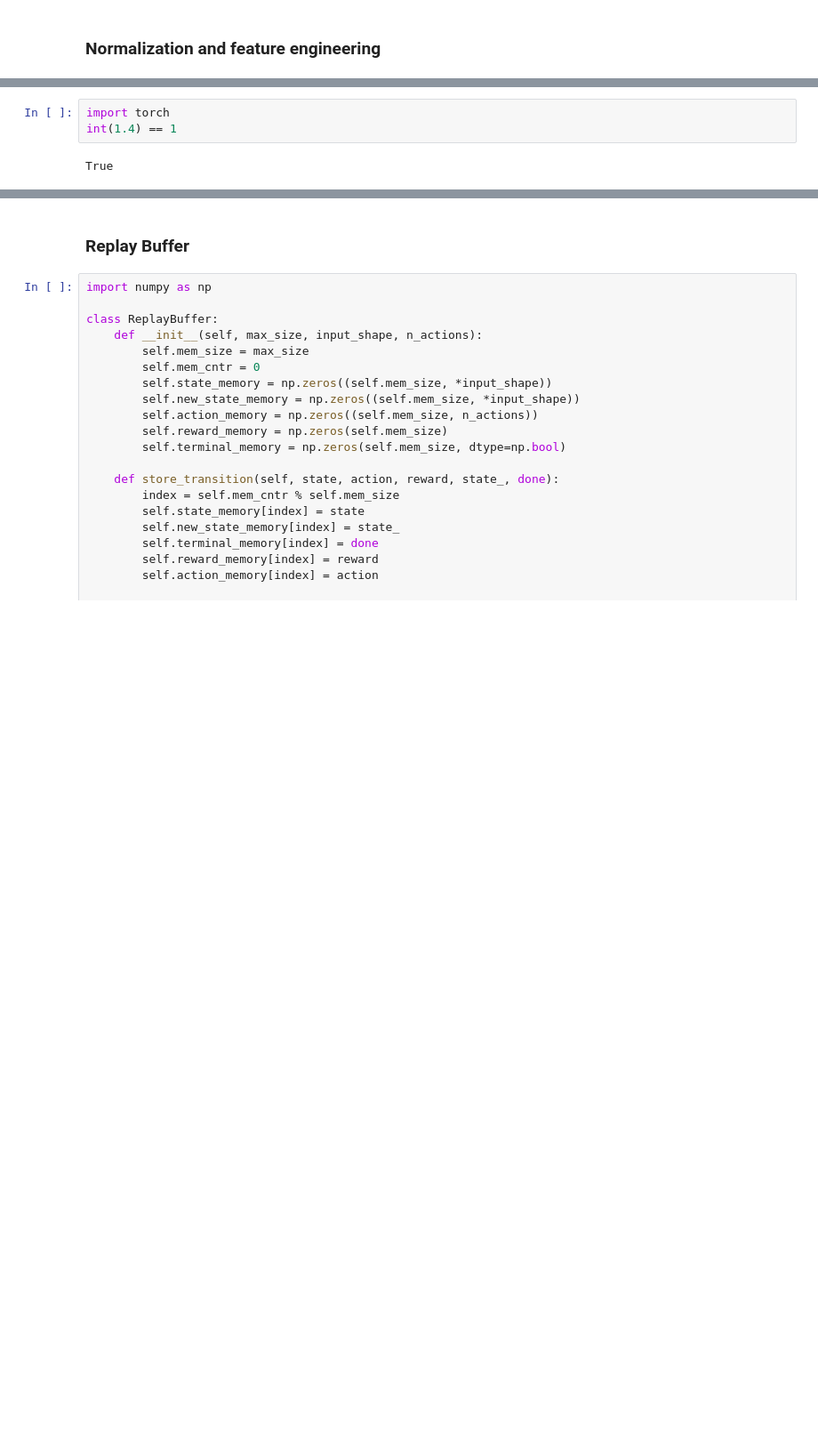
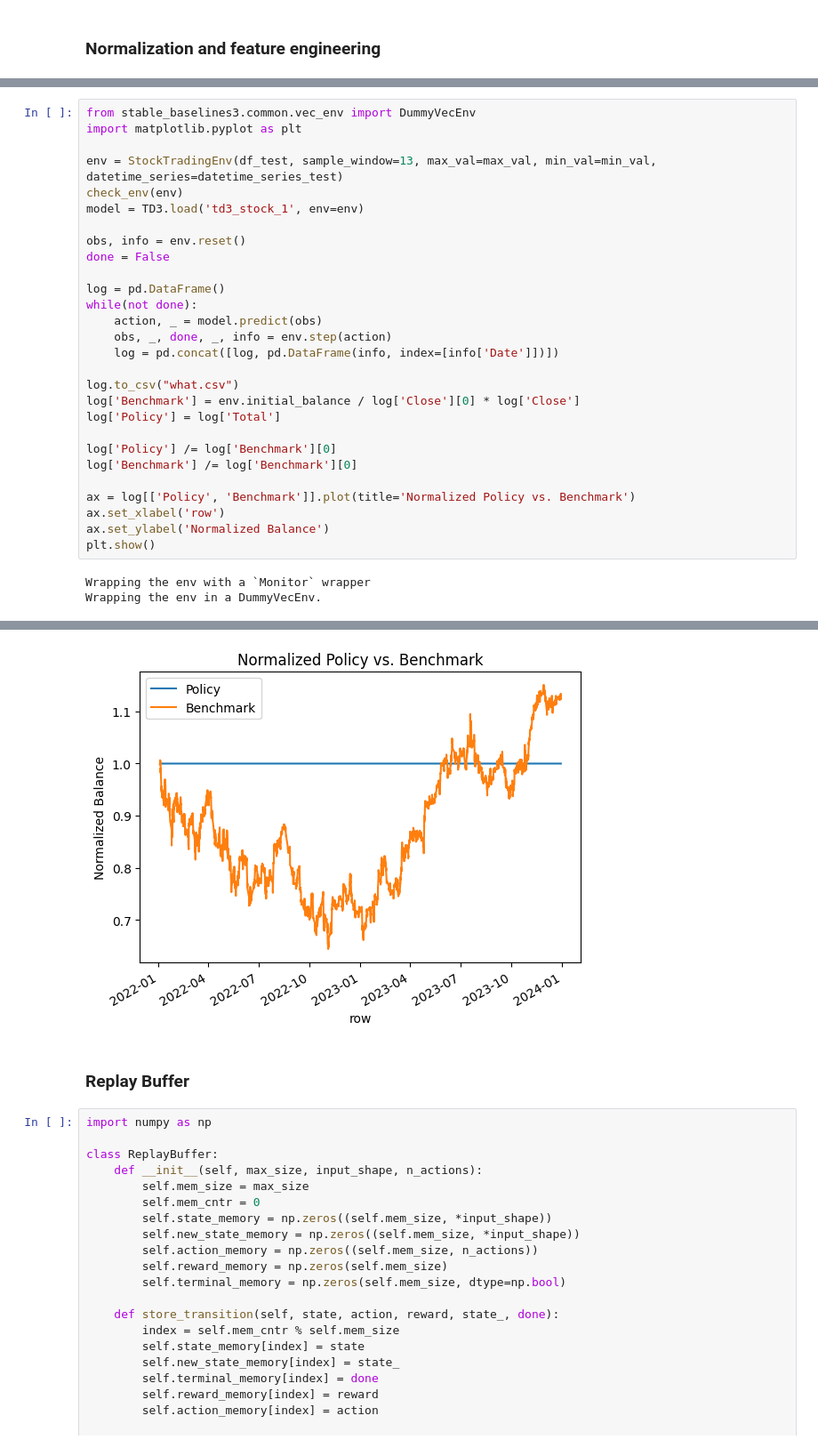
Before and after one commit to AayushMathur7/cs4246-project, a Jupyter notebook: deep_rl_for_optimized_stock_trading.ipynb, the cells around one changed output, grey strips where cells are left out. Shown at 89% size. Cells and saved outputs as stored; diff of their text form; blank space fills up the shorter version.

Commit message:
error fixing, adding dates to info, model evaluation

```diff
--- a/deep_rl_for_optimized_stock_trading.ipynb
+++ b/deep_rl_for_optimized_stock_trading.ipynb
@@ -248,5 +293,31 @@ KeyboardInterrupt:
 # %%
-import torch
-int(1.4) == 1
+from stable_baselines3.common.vec_env import DummyVecEnv
+import matplotlib.pyplot as plt
+
+env = StockTradingEnv(df_test, sample_window=13, max_val=max_val, min_val=min_val, datetime_series=datetime_series_test)
+check_env(env)
+model = TD3.load('td3_stock_1', env=env)
+
+obs, info = env.reset()
+done = False
+
+log = pd.DataFrame()
+while(not done):
+    action, _ = model.predict(obs)
+    obs, _, done, _, info = env.step(action)
+    log = pd.concat([log, pd.DataFrame(info, index=[info['Date']])])
+
+log.to_csv("what.csv")
+log['Benchmark'] = env.initial_balance / log['Close'][0] * log['Close']
+log['Policy'] = log['Total']
+
+log['Policy'] /= log['Benchmark'][0]
+log['Benchmark'] /= log['Benchmark'][0]
+
+ax = log[['Policy', 'Benchmark']].plot(title='Normalized Policy vs. Benchmark')
+ax.set_xlabel('row')
+ax.set_ylabel('Normalized Balance')
+plt.show()
 # %% [output]
-True
+Wrapping the env with a `Monitor` wrapper
+Wrapping the env in a DummyVecEnv.
@@ -253,3 +341,4 @@ True
+[figure, added]
 # %% [markdown]
 ### Replay Buffer
 # %%
```
Also changed, not shown: parts of 7 cells of this notebook.
